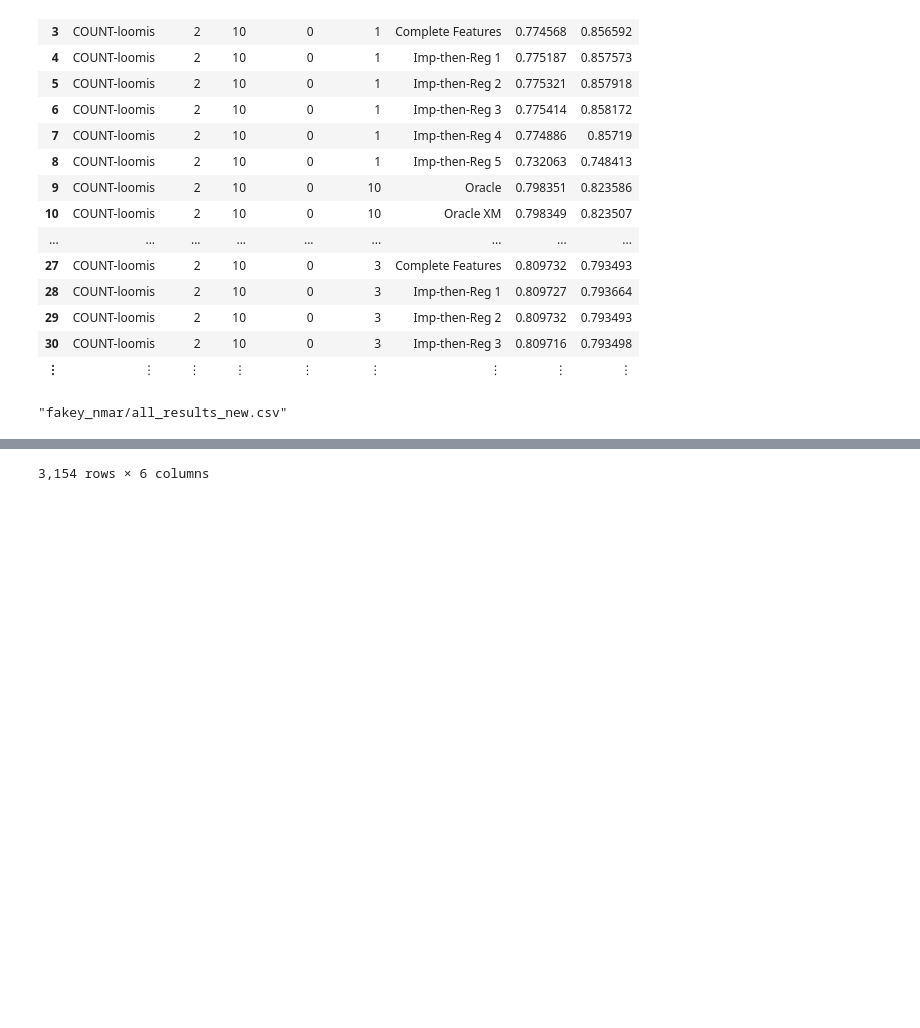
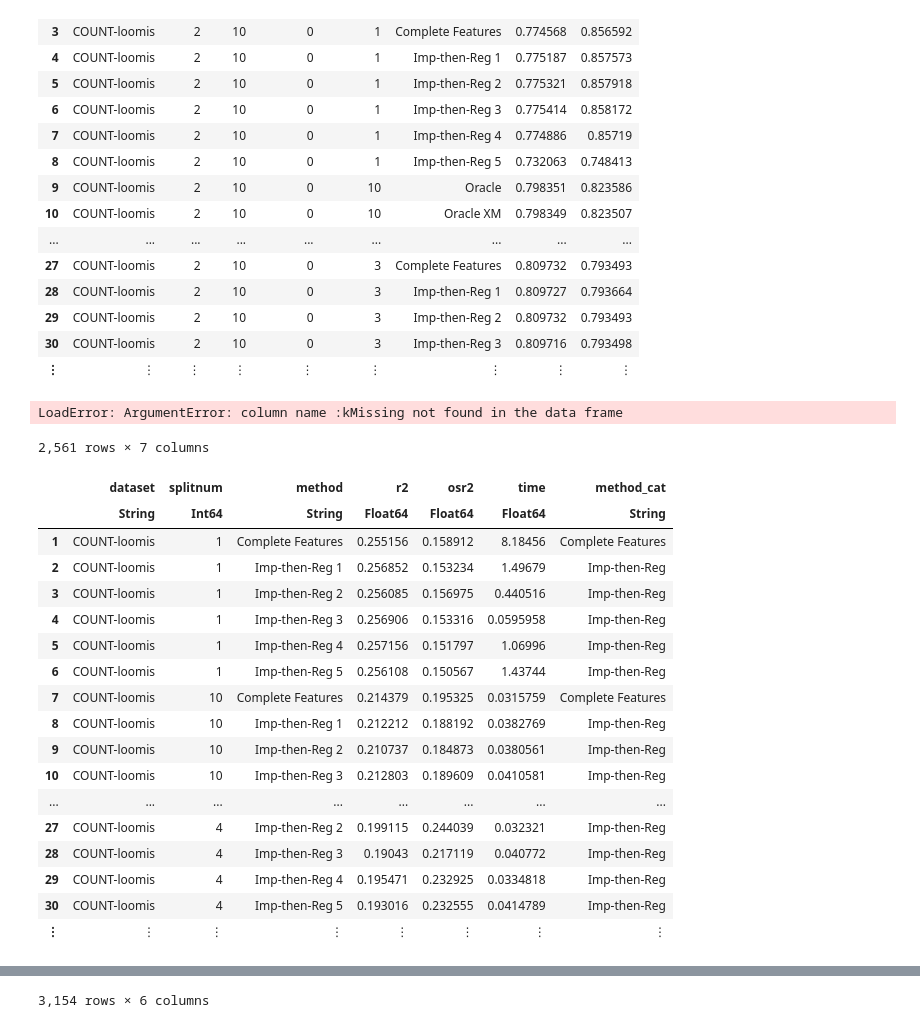
Before and after one commit to adelarue/PMD, a Jupyter notebook: results/Compile results together.ipynb, the cells around one changed output, grey strips where cells are left out. Saved outputs shown, nothing was run; the diff lists cells and outputs as text; code cells hidden in the pictures; blank space fills up the shorter version.

```diff
--- a/results/Compile results together.ipynb
+++ b/results/Compile results together.ipynb
@@ -6,9 +3,9 @@ using CSV, DataFrames, Statistics
 # %%
-directory = "fakey_nmar/"
-subdir=""
+directory = "realy/"
+subdir="fix/"
 filelist = [f for f in readdir(directory*subdir) if endswith(f, ".csv") && f ∉ ["all_results.csv","all_results_new.csv"]]
-res = similar(DataFrame(CSV.read(directory*subdir*filelist[1])),0)
+res = similar(CSV.read(directory*subdir*filelist[1], DataFrame),0)
 for i in 1:length(filelist)
-    res = vcat(res, DataFrame(CSV.read(directory*subdir*filelist[i])))
+    res = vcat(res, CSV.read(directory*subdir*filelist[i], DataFrame))
 end
 # filter!(t -> t[:k] > 0, res) #Remove dataset with only a bias term
@@ -65,8 +40,6 @@ filter!(t -> t[:k] > 0, res) #Remove dataset with only a bias term
 | ⋮ | ⋮ | ⋮ | ⋮ | ⋮ | ⋮ | ⋮ | ⋮ | ⋮ |
 # %%
 res[!,:method_cat] = map(t -> startswith(t, "Imp-then-Reg") ? "Imp-then-Reg" : t, res[:,:method]);
-res[!,:pMissing] = res[:,:kMissing] ./ res[:,:k];
-
-CSV.write(directory*"all_results_new.csv", res)
+# res[!,:pMissing] = res[:,:kMissing] ./ res[:,:k];
 # %% [output]
-"fakey_nmar/all_results_new.csv"
+LoadError: ArgumentError: column name :kMissing not found in the data frame
@@ -72,0 +48,22 @@ CSV.write(directory*"all_results_new.csv", res)
+# %%
+baselineres = filter(t -> t[:method_cat] ∈ ["Complete Features", "Imp-then-Reg"], res)
+# %% [output]
+2,561 rows × 7 columns
+|  | dataset | splitnum | method | r2 | osr2 | time | method_cat |
+|  | String | Int64 | String | Float64 | Float64 | Float64 | String |
+| 1 | COUNT-loomis | 1 | Complete Features | 0.255156 | 0.158912 | 8.18456 | Complete Features |
+| 2 | COUNT-loomis | 1 | Imp-then-Reg 1 | 0.256852 | 0.153234 | 1.49679 | Imp-then-Reg |
+| 3 | COUNT-loomis | 1 | Imp-then-Reg 2 | 0.256085 | 0.156975 | 0.440516 | Imp-then-Reg |
+| 4 | COUNT-loomis | 1 | Imp-then-Reg 3 | 0.256906 | 0.153316 | 0.0595958 | Imp-then-Reg |
+| 5 | COUNT-loomis | 1 | Imp-then-Reg 4 | 0.257156 | 0.151797 | 1.06996 | Imp-then-Reg |
+| 6 | COUNT-loomis | 1 | Imp-then-Reg 5 | 0.256108 | 0.150567 | 1.43744 | Imp-then-Reg |
+| 7 | COUNT-loomis | 10 | Complete Features | 0.214379 | 0.195325 | 0.0315759 | Complete Features |
+| 8 | COUNT-loomis | 10 | Imp-then-Reg 1 | 0.212212 | 0.188192 | 0.0382769 | Imp-then-Reg |
+| 9 | COUNT-loomis | 10 | Imp-then-Reg 2 | 0.210737 | 0.184873 | 0.0380561 | Imp-then-Reg |
+| 10 | COUNT-loomis | 10 | Imp-then-Reg 3 | 0.212803 | 0.189609 | 0.0410581 | Imp-then-Reg |
+| ... | ... | ... | ... | ... | ... | ... | ... |
+| 27 | COUNT-loomis | 4 | Imp-then-Reg 2 | 0.199115 | 0.244039 | 0.032321 | Imp-then-Reg |
+| 28 | COUNT-loomis | 4 | Imp-then-Reg 3 | 0.19043 | 0.217119 | 0.040772 | Imp-then-Reg |
+| 29 | COUNT-loomis | 4 | Imp-then-Reg 4 | 0.195471 | 0.232925 | 0.0334818 | Imp-then-Reg |
+| 30 | COUNT-loomis | 4 | Imp-then-Reg 5 | 0.193016 | 0.232555 | 0.0414789 | Imp-then-Reg |
+| ⋮ | ⋮ | ⋮ | ⋮ | ⋮ | ⋮ | ⋮ | ⋮ |
```
Also changed, not shown: parts of 7 cells of this notebook, 4 other files.
